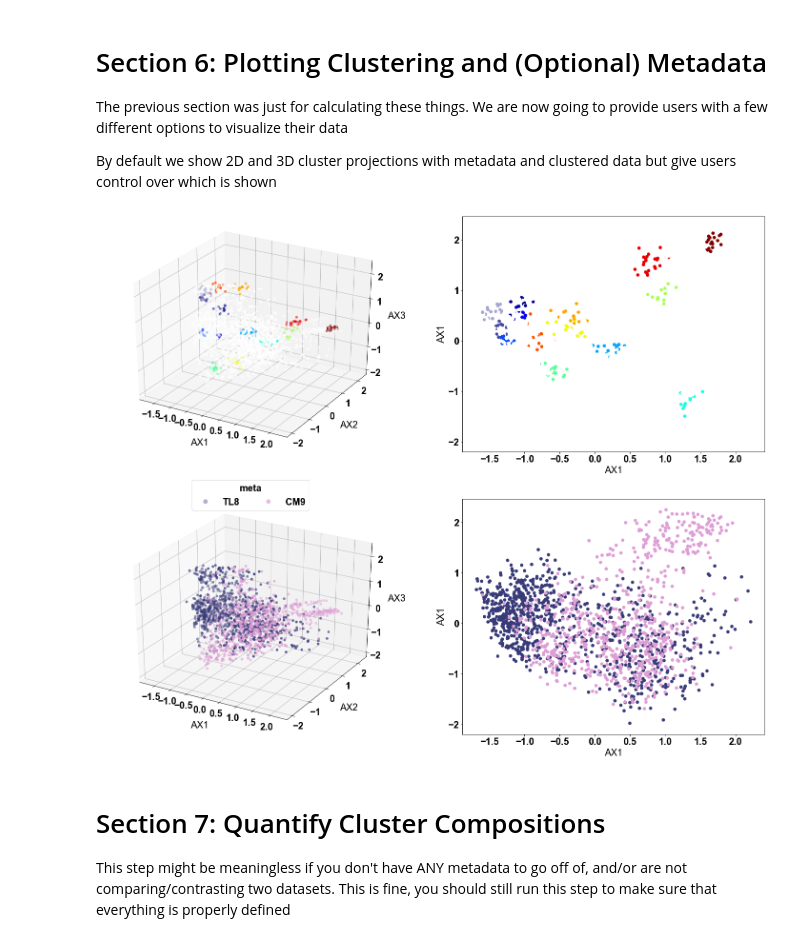
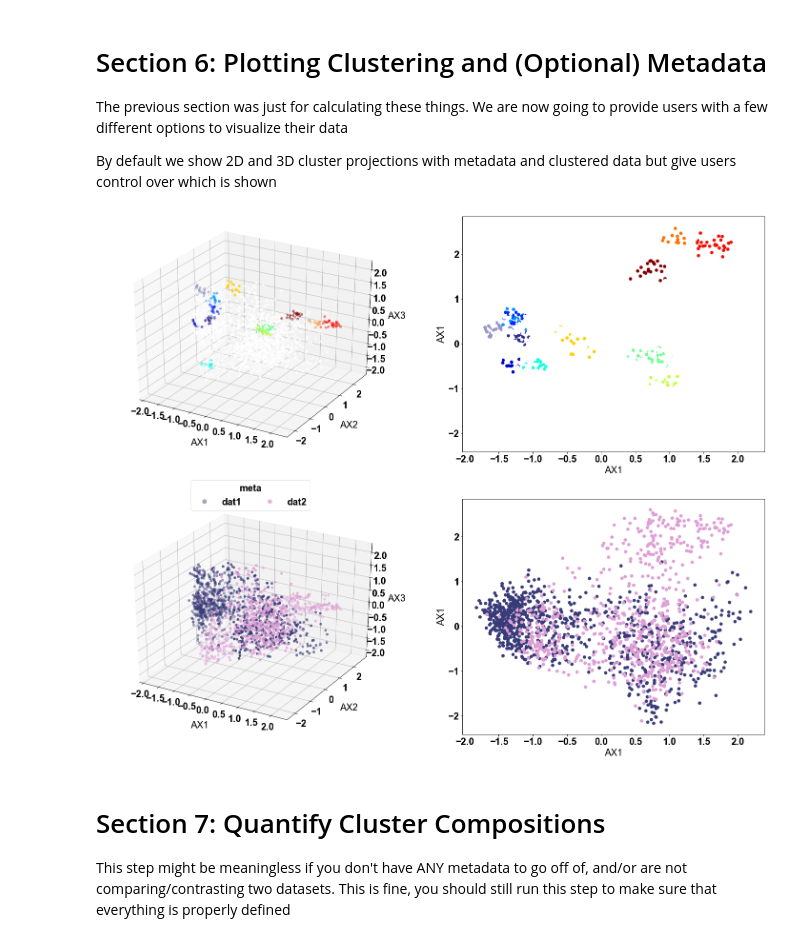
Before and after one commit to ctboughter/AIMS, a Jupyter notebook: AIMS_notebook.ipynb, the cells around one changed output. Cells and saved outputs as stored; diff of their text form; code cells hidden in the pictures.

```diff
--- a/AIMS_notebook.ipynb
+++ b/AIMS_notebook.ipynb
@@ -84,7 +84,7 @@ except:
 molecule = 'Ig'
 # Keep the brackets, even if only analyzing a single file
 fileName = ["siv_tl8.csv","siv_cm9.csv"]
-datName = ["TL8","CM9"]
+datName = ["dat1","dat2"]
 ######################################
 
 # An example of what Peptide analysis looks like
@@ -201,7 +201,7 @@ Change the 'align' variable to one of these four. Pretty easy to visualize each
 # %%
 #################################
 # The "align" option only changes alignments for Ig, not MSA encodings
-align = 'bulge'
+align = 'center'
 # This "pad" value only changes things if your alignemnt is "bulge"
 # Otherwise keep it defined as 8, again another dummy variable that you need to keep
 pad = 6
@@ -452,7 +452,10 @@ fig3d,plotloc,plottype,plotem,legends,dattype = aims.get_plotdefs(clust_show,pro
 colorhandle= []; ax=[]
 for i in np.arange(len(plotloc)):
     if dattype[i] == 'clust':
-        cmap_use = cmap
+        if clust == 'kmean':
+            cmap_use = pl.get_cmap('Pastel1')
+        else:
+            cmap_use = cmap
     else:
         cmap_use = cmapF
     if plottype[i] == '3d':
@@ -491,34 +494,34 @@ for i in np.arange(len(legends)):
         legend_elements = []
         # This line won't do anything if the array is properly shaped, will do stuff it if isn't.
         legends[i] = np.array(legends[i]).reshape(len(legends[i]))
         for j in np.arange(len(legends[i])):
             element = [Line2D([0], [0], marker='o', color='w', label=legends[i][j],markerfacecolor=mapped_colors[j], markersize=10)]
             legend_elements = legend_elements+element
         ax[i].legend(bbox_to_anchor=(0.5, 1.1),handles=legend_elements,loc='upper center',ncol=len(legends[i]),title=meta_name)
 
 if need_meta:
     cmap_discrete = cmapF(np.linspace(0, 1, len(clust_input)))
     cmap_pre = pandas.DataFrame(cmap_discrete)
     mapDF = pandas.concat([meta_map,cmap_pre],axis=1)
     mapped_colors= mapDF.sort_values('meta').drop_duplicates('meta').values[:,1:]
     keep_map = mapped_colors
 
 
 if show_labels:
     # ONLY show this for a 2D plot
     for num in np.arange(len(ax)):
         if plottype[num] == '2d':
             break
     a = 0; plot1 = clust_input[:,0]; plot2 = clust_input[:,1]
     plot_labels = seqF.columns.values
     for i,j in zip(plot1,plot2):
         ax[num].annotate(str(plot_labels[a]),xy=(i,j),fontsize=14)
         a+=1
 
 pl.savefig(outputDir+'/AIMS_projections.pdf',format='pdf')
 pl.show()
 # %% [output]
-[figure, old version]
+[figure, new version]
 # %% [markdown]
 # Section 7: Quantify Cluster Compositions
 This step might be meaningless if you don't have ANY metadata to go off of, and/or are not comparing/contrasting two datasets. This is fine, you should still run this step to make sure that everything is properly defined
```
Also changed, not shown: parts of 3 cells of this notebook, 6 other files.
